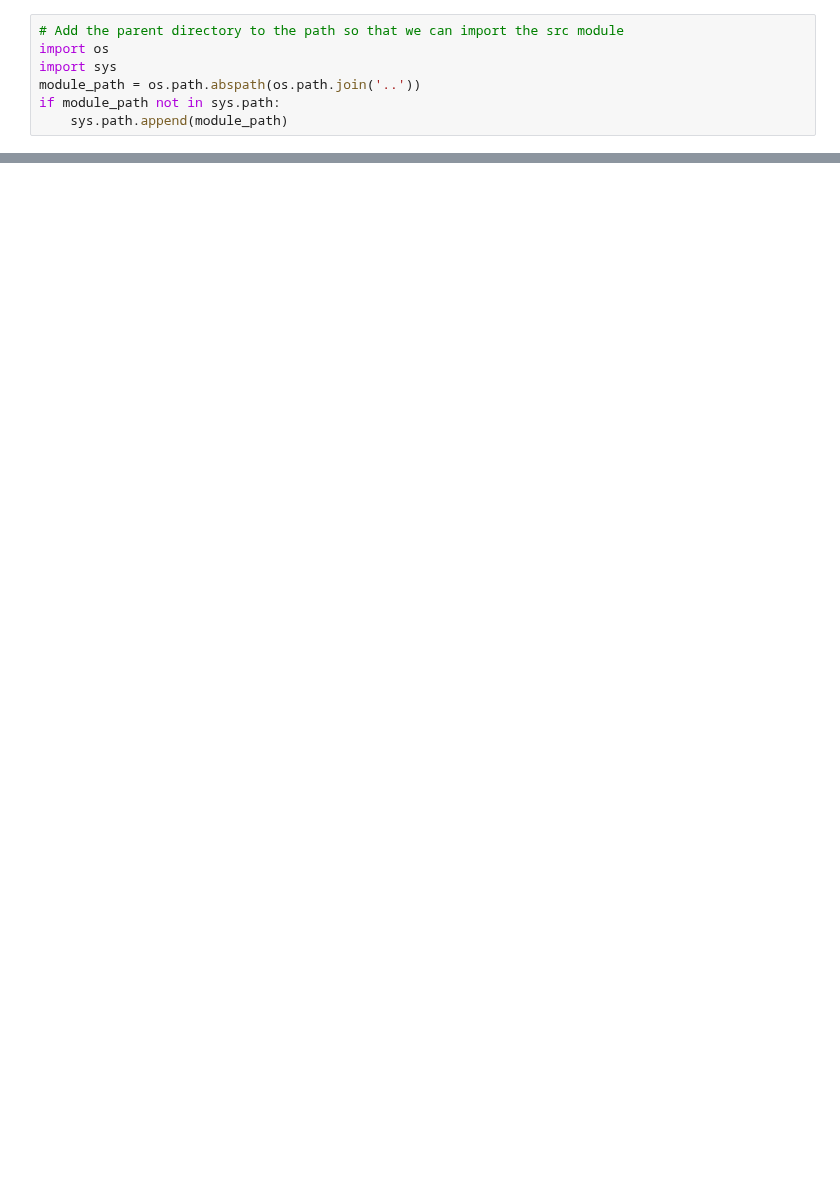
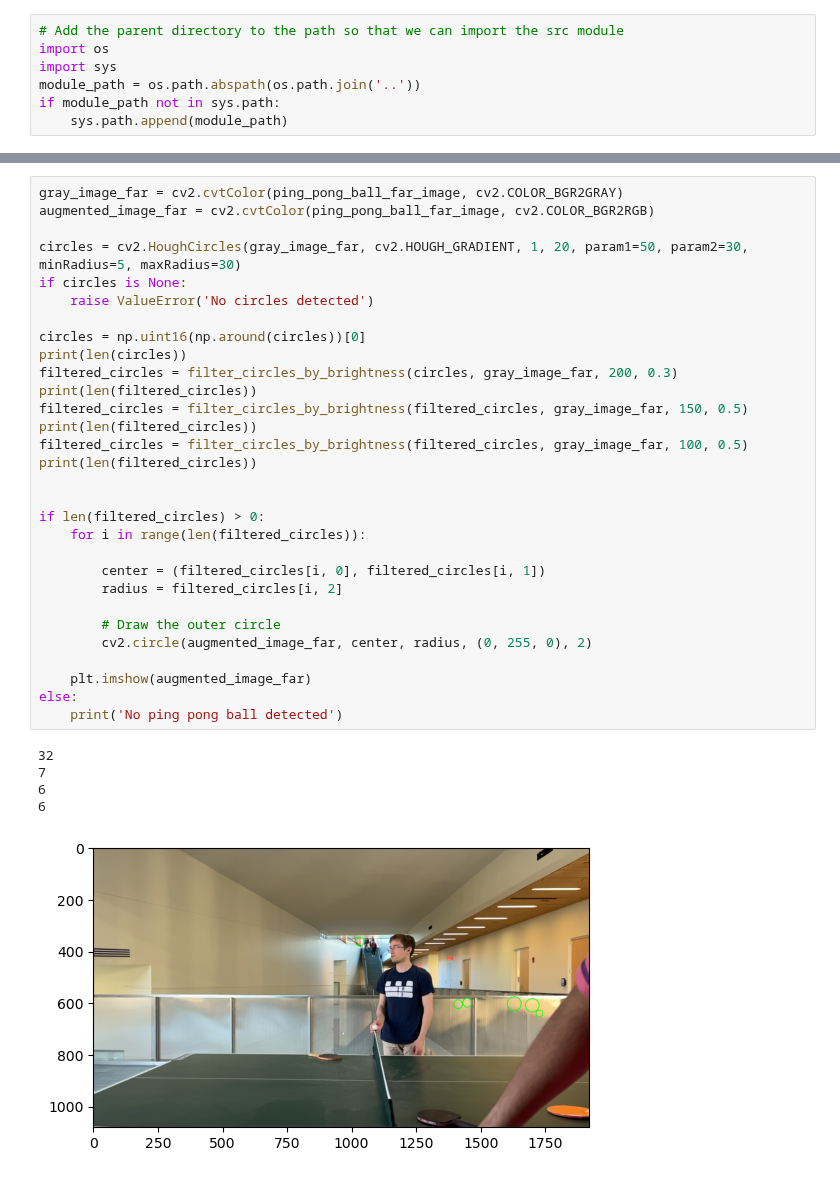
Before and after one commit to Priyanshu4/PingPongTracking, a Jupyter notebook: notebooks/calibration_test.ipynb, the cells around one changed output, grey strips where cells are left out. Saved outputs shown, nothing was run; the diff lists cells and outputs as text; blank space fills up the shorter version.

```diff
--- a/notebooks/calibration_test.ipynb
+++ b/notebooks/calibration_test.ipynb
@@ -24,0 +118,36 @@ array([[1.77359284e+03, 0.00000000e+00, 9.11756034e+02],
+# %%
+gray_image_far = cv2.cvtColor(ping_pong_ball_far_image, cv2.COLOR_BGR2GRAY)
+augmented_image_far = cv2.cvtColor(ping_pong_ball_far_image, cv2.COLOR_BGR2RGB)
+
+circles = cv2.HoughCircles(gray_image_far, cv2.HOUGH_GRADIENT, 1, 20, param1=50, param2=30, minRadius=5, maxRadius=30)
+if circles is None:
+    raise ValueError('No circles detected')
+
+circles = np.uint16(np.around(circles))[0]
+print(len(circles))
+filtered_circles = filter_circles_by_brightness(circles, gray_image_far, 200, 0.3)
+print(len(filtered_circles))
+filtered_circles = filter_circles_by_brightness(filtered_circles, gray_image_far, 150, 0.5)
+print(len(filtered_circles))
+filtered_circles = filter_circles_by_brightness(filtered_circles, gray_image_far, 100, 0.5)
+print(len(filtered_circles))
+
+
+if len(filtered_circles) > 0:
+    for i in range(len(filtered_circles)):
+
+        center = (filtered_circles[i, 0], filtered_circles[i, 1])
+        radius = filtered_circles[i, 2]
+
+        # Draw the outer circle
+        cv2.circle(augmented_image_far, center, radius, (0, 255, 0), 2)
+
+    plt.imshow(augmented_image_far)
+else:
+    print('No ping pong ball detected')
+# %% [output]
+32
+7
+6
+6
+[figure, added]
```
Also changed, not shown: parts of 7 cells of this notebook, 5 other files.
